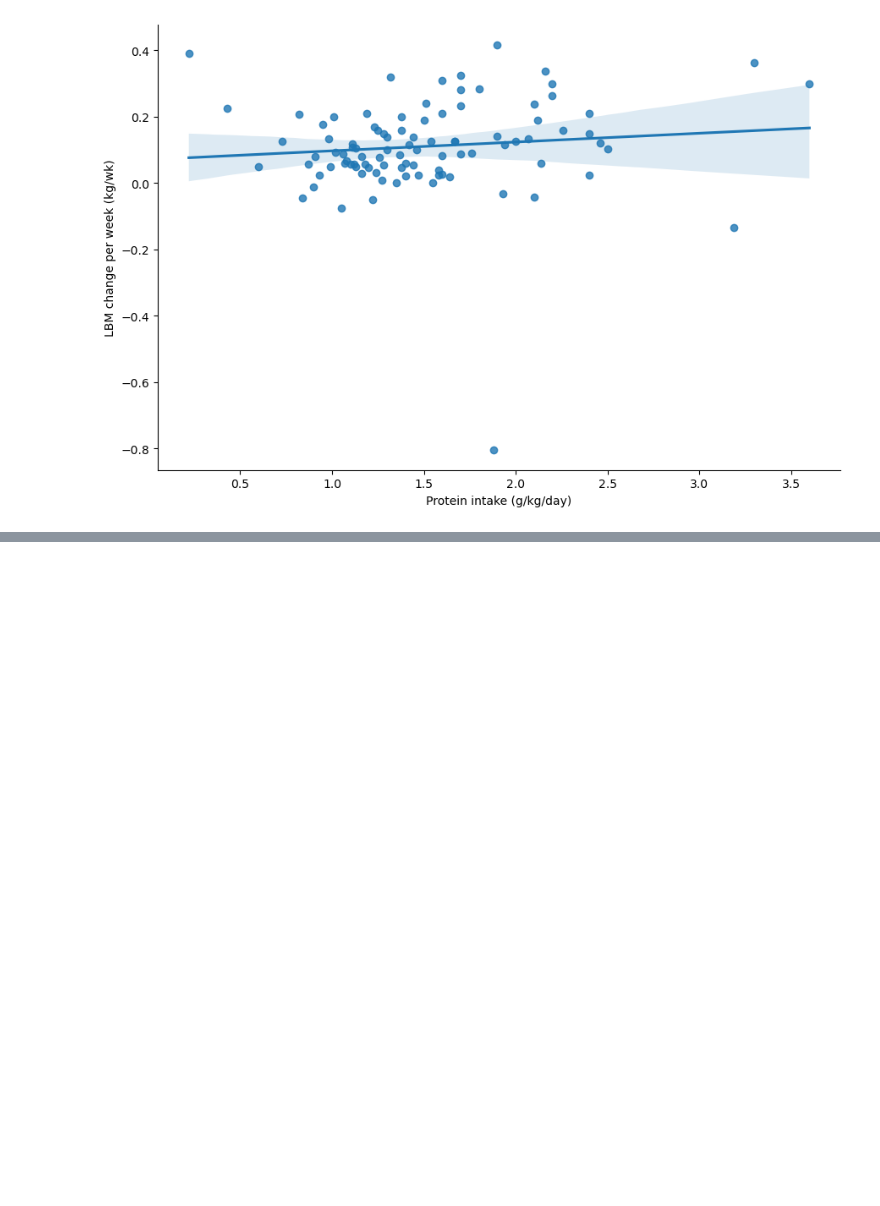
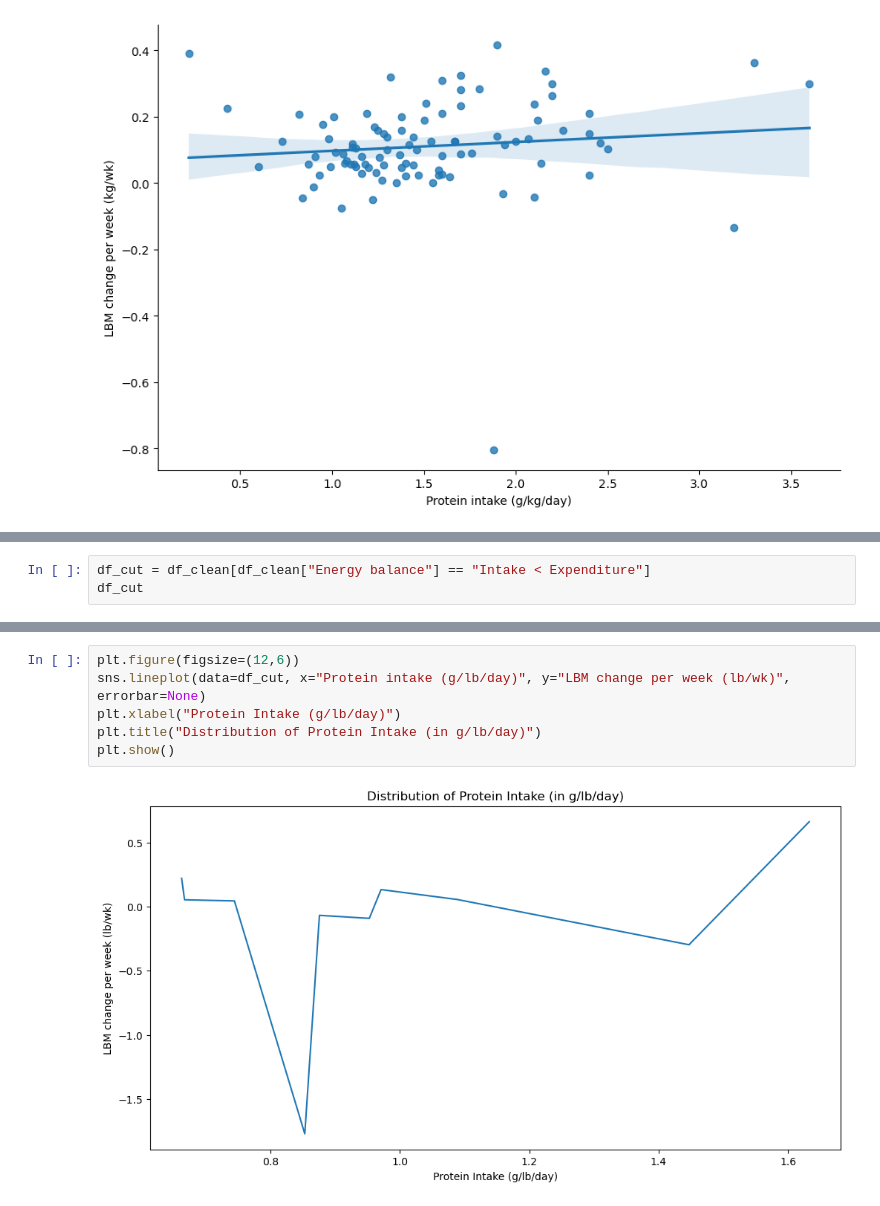
Before and after one commit to adriankUSA/portfolio, a Jupyter notebook: protein_resistance_analysis/protein_resistance_analysis.ipynb, the cells around one changed output, grey strips where cells are left out. Drawn from its saved outputs; the diff is of its cells as text; blank space fills up the shorter version.

```diff
--- a/protein_resistance_analysis/protein_resistance_analysis.ipynb
+++ b/protein_resistance_analysis/protein_resistance_analysis.ipynb
@@ -244,0 +330,3 @@ sns.lmplot(
+# %%
+df_cut = df_clean[df_clean["Energy balance"] == "Intake < Expenditure"]
+df_cut
@@ -244,0 +360,8 @@ sns.lmplot(
+# %%
+plt.figure(figsize=(12,6))
+sns.lineplot(data=df_cut, x="Protein intake (g/lb/day)", y="LBM change per week (lb/wk)", errorbar=None)
+plt.xlabel("Protein Intake (g/lb/day)")
+plt.title("Distribution of Protein Intake (in g/lb/day)")
+plt.show()
+# %% [output]
+[figure, added]
```
Also changed, not shown: parts of 28 cells of this notebook, 2 other files.
